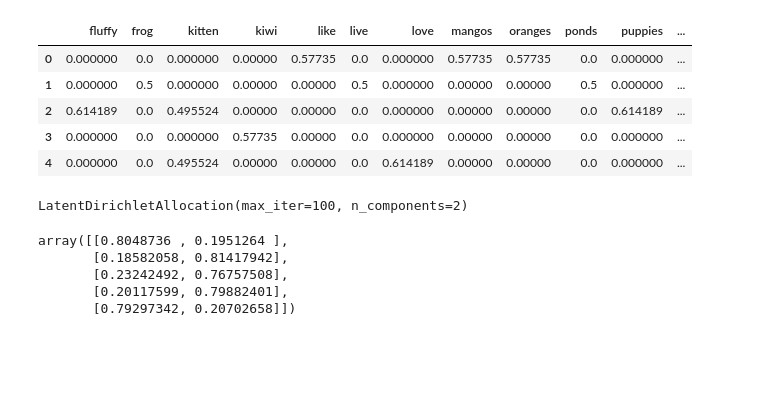
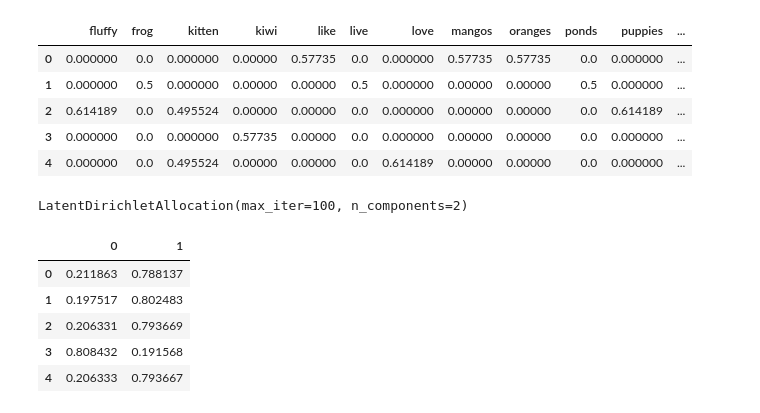
Before and after one commit to bleakwood/le-wagon-lectures, a Jupyter notebook: Natural Language Processing.ipynb, the cells around one changed output. Drawn from its saved outputs; the diff is of its cells as text; code cells hidden in the pictures; blank space fills up the shorter version.

```diff
--- a/Natural Language Processing.ipynb
+++ b/Natural Language Processing.ipynb
@@ -629,13 +584,14 @@ lda_model.fit(vectorized_documents)
 LatentDirichletAllocation(max_iter=100, n_components=2)
 # %%
 document_topic_mixture = lda_model.transform(vectorized_documents)
-document_topic_mixture
+pd.DataFrame(document_topic_mixture)
 # %% [output]
-array([[0.8048736 , 0.1951264 ],
-       [0.18582058, 0.81417942],
-       [0.23242492, 0.76757508],
-       [0.20117599, 0.79882401],
-       [0.79297342, 0.20702658]])
+|  | 0 | 1 |
+| 0 | 0.211863 | 0.788137 |
+| 1 | 0.197517 | 0.802483 |
+| 2 | 0.206331 | 0.793669 |
+| 3 | 0.808432 | 0.191568 |
+| 4 | 0.206333 | 0.793667 |
 # %%
 topic_word_mixture = pd.DataFrame(lda_model.components_,
                                  columns = vectorizer.get_feature_names_out())
```
Also changed, not shown: parts of 17 cells of this notebook, 1 other file.
